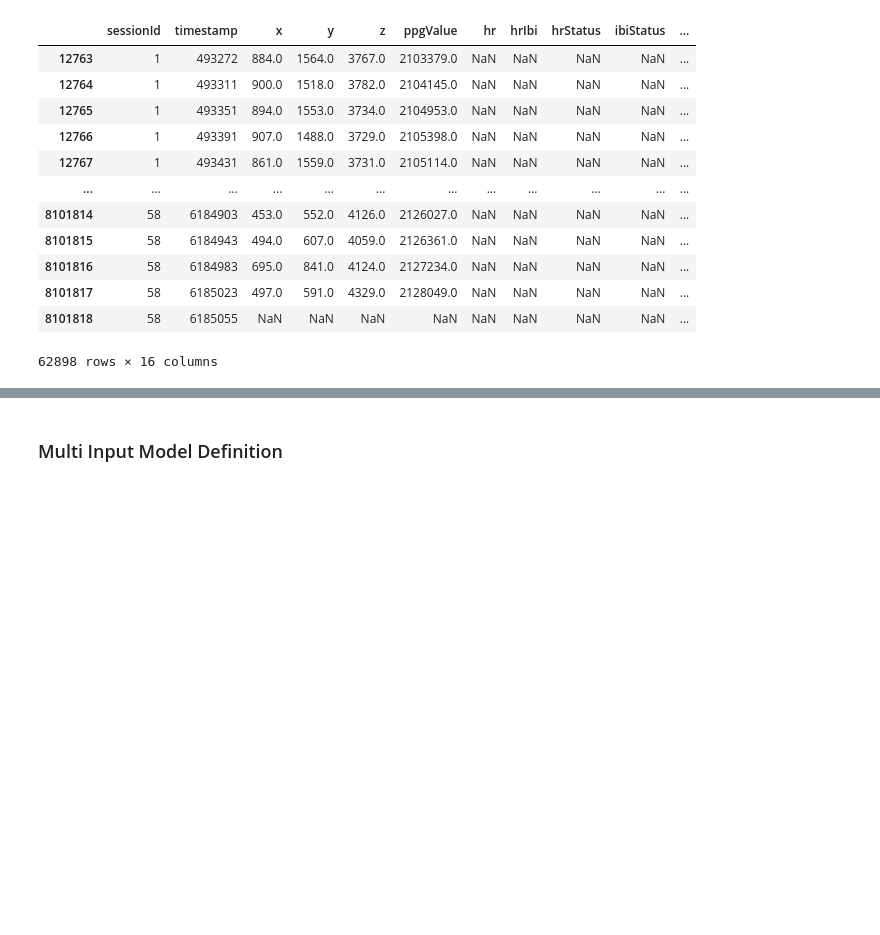
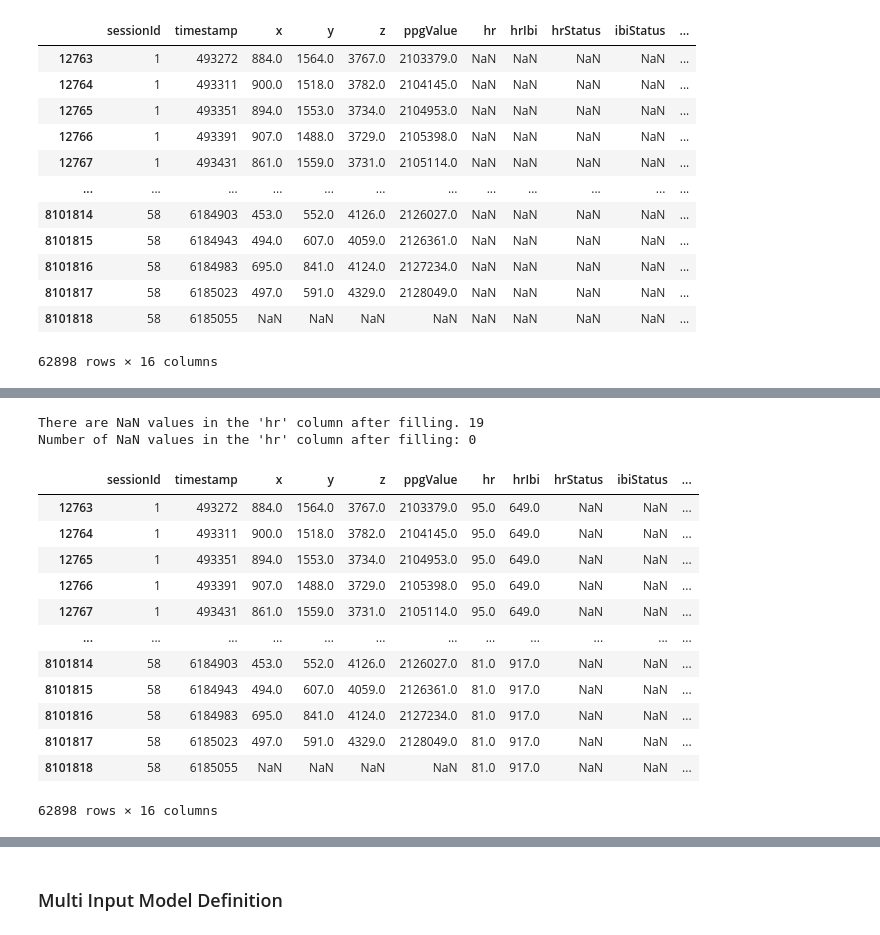
Before and after one commit to SuchethShenoy/bbdc24-mlbananas, a Jupyter notebook: lstm.ipynb, the cells around one changed output, grey strips where cells are left out. Saved outputs shown, nothing was run; the diff lists cells and outputs as text; code cells hidden in the pictures; blank space fills up the shorter version.

```diff
--- a/lstm.ipynb
+++ b/lstm.ipynb
@@ -34,3 +71,36 @@ labeled_data
+# %%
+labeled_data['hrIbi'].fillna(method='ffill', inplace=True)
+labeled_data['hr'].fillna(method='ffill', inplace=True)
+#labeled_data.groupby('hr').head()
+nan_in_hr=labeled_data['hr'].isna().any()
+nan_count_in_hr = labeled_data['hr'].isna().sum()
+if nan_in_hr:
+    print("There are NaN values in the 'hr' column after filling.",nan_count_in_hr)
+
+if nan_count_in_hr > 0:
+    fill_value = 649
+    labeled_data.loc[labeled_data['hrIbi'].isna(), 'hrIbi'] = fill_value
+    labeled_data.loc[labeled_data['hr'].isna(), 'hr'] = 95
+
+print("Number of NaN values in the 'hr' column after filling:", labeled_data['hrIbi'].isna().sum())
+
+labeled_data
+# %% [output]
+There are NaN values in the 'hr' column after filling. 19
+Number of NaN values in the 'hr' column after filling: 0
+|  | sessionId | timestamp | x | y | z | ppgValue | hr | hrIbi | hrStatus | ibiStatus | ... |
+| 12763 | 1 | 493272 | 884.0 | 1564.0 | 3767.0 | 2103379.0 | 95.0 | 649.0 | NaN | NaN | ... |
+| 12764 | 1 | 493311 | 900.0 | 1518.0 | 3782.0 | 2104145.0 | 95.0 | 649.0 | NaN | NaN | ... |
+| 12765 | 1 | 493351 | 894.0 | 1553.0 | 3734.0 | 2104953.0 | 95.0 | 649.0 | NaN | NaN | ... |
+| 12766 | 1 | 493391 | 907.0 | 1488.0 | 3729.0 | 2105398.0 | 95.0 | 649.0 | NaN | NaN | ... |
+| 12767 | 1 | 493431 | 861.0 | 1559.0 | 3731.0 | 2105114.0 | 95.0 | 649.0 | NaN | NaN | ... |
+| ... | ... | ... | ... | ... | ... | ... | ... | ... | ... | ... | ... |
+| 8101814 | 58 | 6184903 | 453.0 | 552.0 | 4126.0 | 2126027.0 | 81.0 | 917.0 | NaN | NaN | ... |
+| 8101815 | 58 | 6184943 | 494.0 | 607.0 | 4059.0 | 2126361.0 | 81.0 | 917.0 | NaN | NaN | ... |
+| 8101816 | 58 | 6184983 | 695.0 | 841.0 | 4124.0 | 2127234.0 | 81.0 | 917.0 | NaN | NaN | ... |
+| 8101817 | 58 | 6185023 | 497.0 | 591.0 | 4329.0 | 2128049.0 | 81.0 | 917.0 | NaN | NaN | ... |
+| 8101818 | 58 | 6185055 | NaN | NaN | NaN | NaN | 81.0 | 917.0 | NaN | NaN | ... |
+62898 rows × 16 columns
 # %%
 def preprocess_data(data):
 
```
Also changed, not shown: parts of 16 cells of this notebook, 1 other file.
